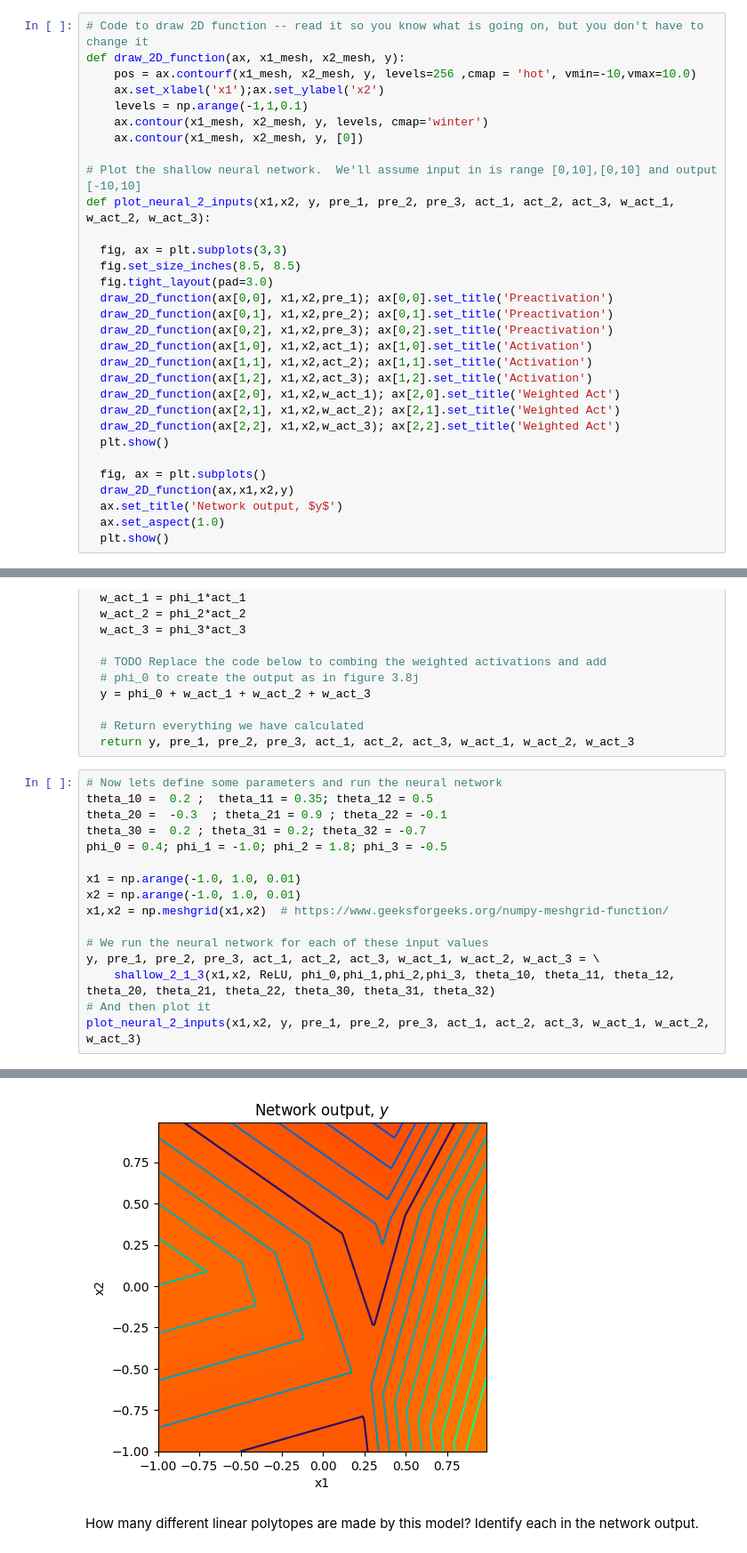
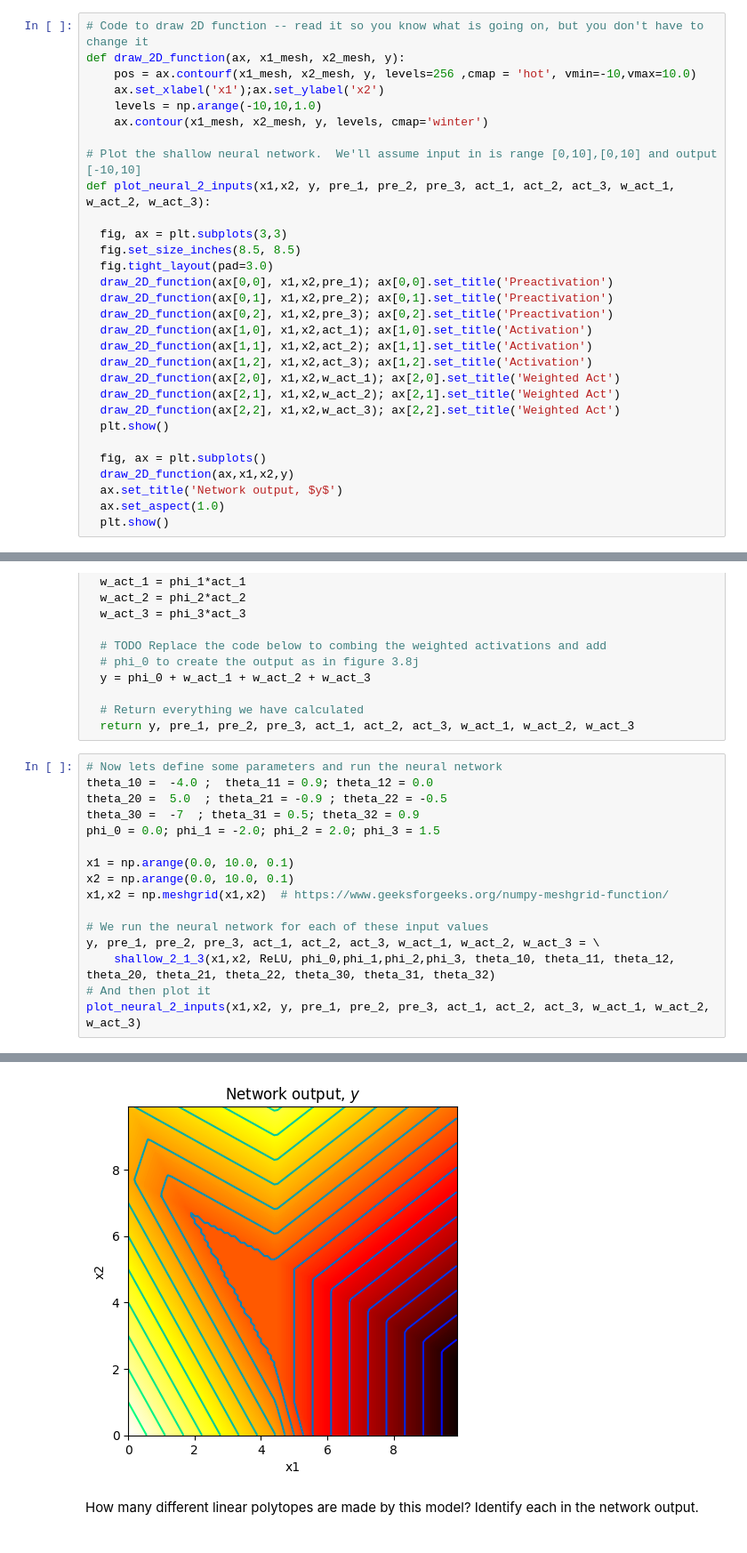
Before and after one commit to deburg0/udlbook, a Jupyter notebook: Notebooks/Chap03/3_2_Shallow_Networks_II.ipynb, the cells around one changed output, grey strips where cells are left out. Shown at 89% size. Drawn from its saved outputs; the diff is of its cells as text.

```diff
--- a/Notebooks/Chap03/3_2_Shallow_Networks_II.ipynb
+++ b/Notebooks/Chap03/3_2_Shallow_Networks_II.ipynb
@@ -18,9 +18,8 @@ import matplotlib.pyplot as plt
 def draw_2D_function(ax, x1_mesh, x2_mesh, y):
     pos = ax.contourf(x1_mesh, x2_mesh, y, levels=256 ,cmap = 'hot', vmin=-10,vmax=10.0)
     ax.set_xlabel('x1');ax.set_ylabel('x2')
-    levels = np.arange(-1,1,0.1)
+    levels = np.arange(-10,10,1.0)
     ax.contour(x1_mesh, x2_mesh, y, levels, cmap='winter')
-    ax.contour(x1_mesh, x2_mesh, y, [0])
 
 # Plot the shallow neural network.  We'll assume input in is range [0,10],[0,10] and output [-10,10]
 def plot_neural_2_inputs(x1,x2, y, pre_1, pre_2, pre_3, act_1, act_2, act_3, w_act_1, w_act_2, w_act_3):
@@ -79,13 +78,13 @@ def shallow_2_1_3(x1,x2, activation_fn, phi_0,phi_1,phi_2,phi_3, theta_10, theta
   return y, pre_1, pre_2, pre_3, act_1, act_2, act_3, w_act_1, w_act_2, w_act_3
 # %%
 # Now lets define some parameters and run the neural network
-theta_10 =  0.2 ;  theta_11 = 0.35; theta_12 = 0.5
-theta_20 =  -0.3  ; theta_21 = 0.9 ; theta_22 = -0.1
-theta_30 =  0.2 ; theta_31 = 0.2; theta_32 = -0.7
-phi_0 = 0.4; phi_1 = -1.0; phi_2 = 1.8; phi_3 = -0.5
+theta_10 =  -4.0 ;  theta_11 = 0.9; theta_12 = 0.0
+theta_20 =  5.0  ; theta_21 = -0.9 ; theta_22 = -0.5
+theta_30 =  -7  ; theta_31 = 0.5; theta_32 = 0.9
+phi_0 = 0.0; phi_1 = -2.0; phi_2 = 2.0; phi_3 = 1.5
 
-x1 = np.arange(-1.0, 1.0, 0.01)
-x2 = np.arange(-1.0, 1.0, 0.01)
+x1 = np.arange(0.0, 10.0, 0.1)
+x2 = np.arange(0.0, 10.0, 0.1)
 x1,x2 = np.meshgrid(x1,x2)  # https://www.geeksforgeeks.org/numpy-meshgrid-function/
 
 # We run the neural network for each of these input values
@@ -98,4 +97,4 @@ plot_neural_2_inputs(x1,x2, y, pre_1, pre_2, pre_3, act_1, act_2, act_3, w_act_1
-[figure, old version]
+[figure, new version]
 # %% [markdown]
 How many different linear polytopes are made by this model?  Identify each in the network output.
 # %% [markdown]
```
Also changed, not shown: parts of 3 cells of this notebook.
